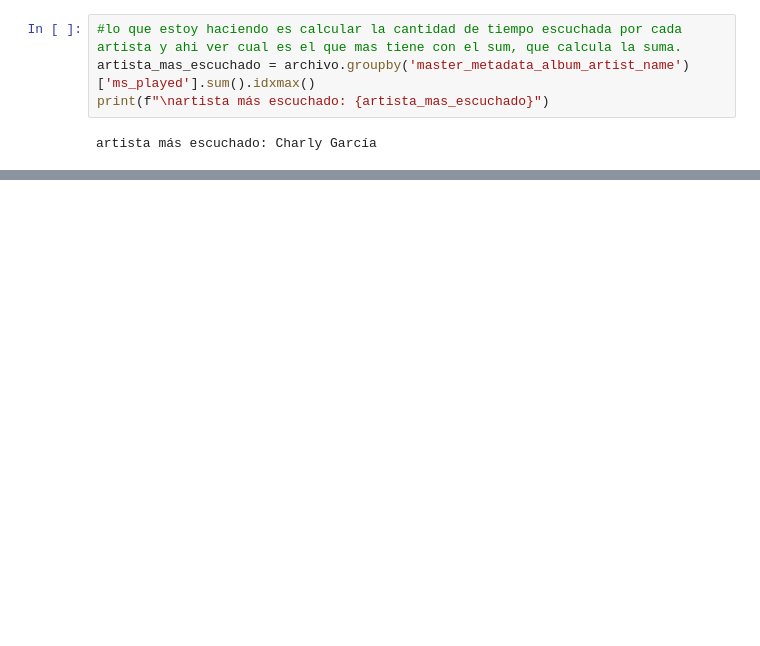
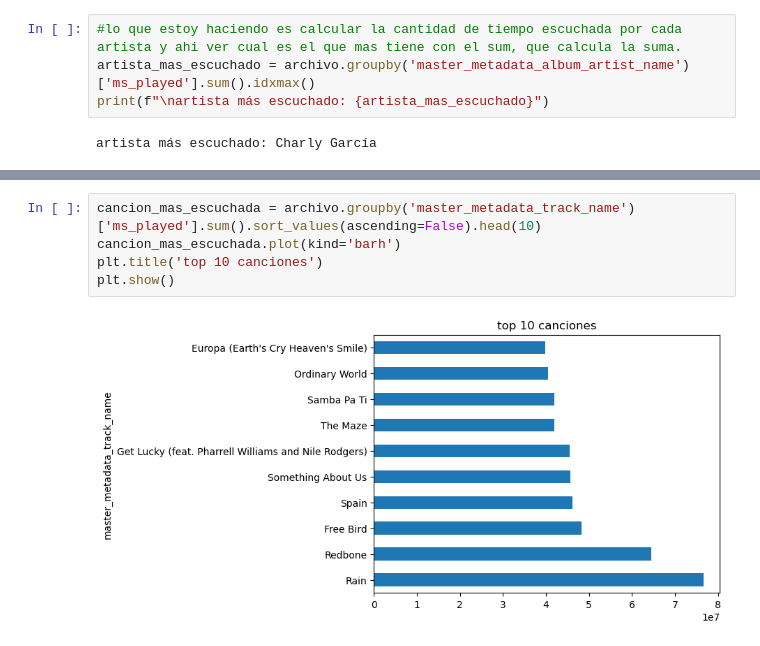
Before and after one commit to joaquinmora14/TPspotify-JoaquinM-NicoasC-CamiloR, a Jupyter notebook: tpSpotify.ipynb, the cells around one changed output, grey strips where cells are left out. Drawn from its saved outputs; the diff is of its cells as text; blank space fills up the shorter version.

```diff
--- a/tpSpotify.ipynb
+++ b/tpSpotify.ipynb
@@ -74,0 +96,7 @@ print("cancion mas escuchada:", cancion_mas_escuchada)
+# %%
+cancion_mas_escuchada = archivo.groupby('master_metadata_track_name')['ms_played'].sum().sort_values(ascending=False).head(10)
+cancion_mas_escuchada.plot(kind='barh')
+plt.title('top 10 canciones')
+plt.show()
+# %% [output]
+[figure, added]
```
Also changed, not shown: parts of 8 cells of this notebook, 2 other files.
